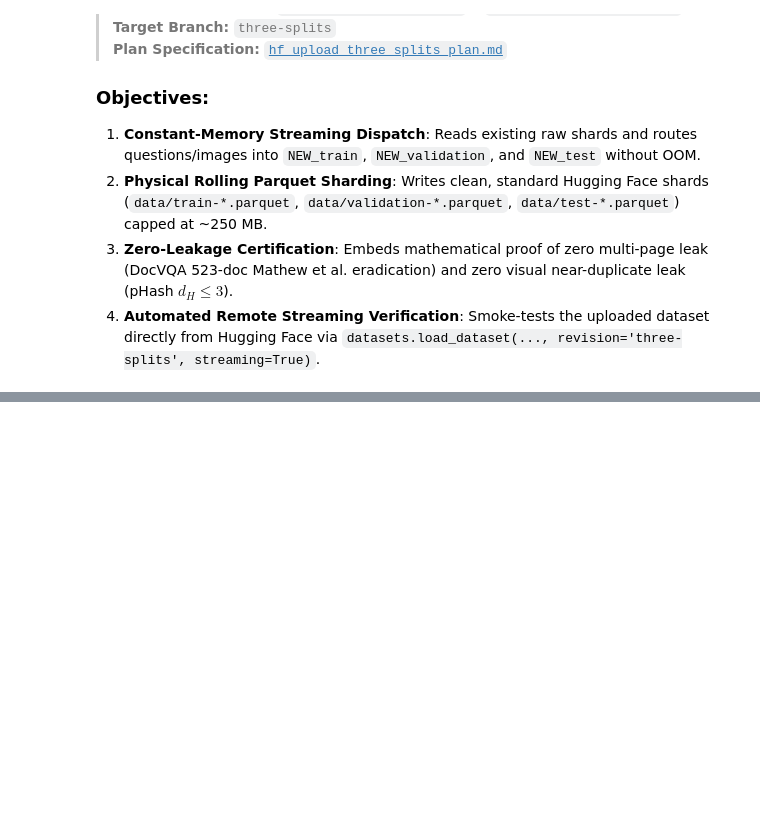
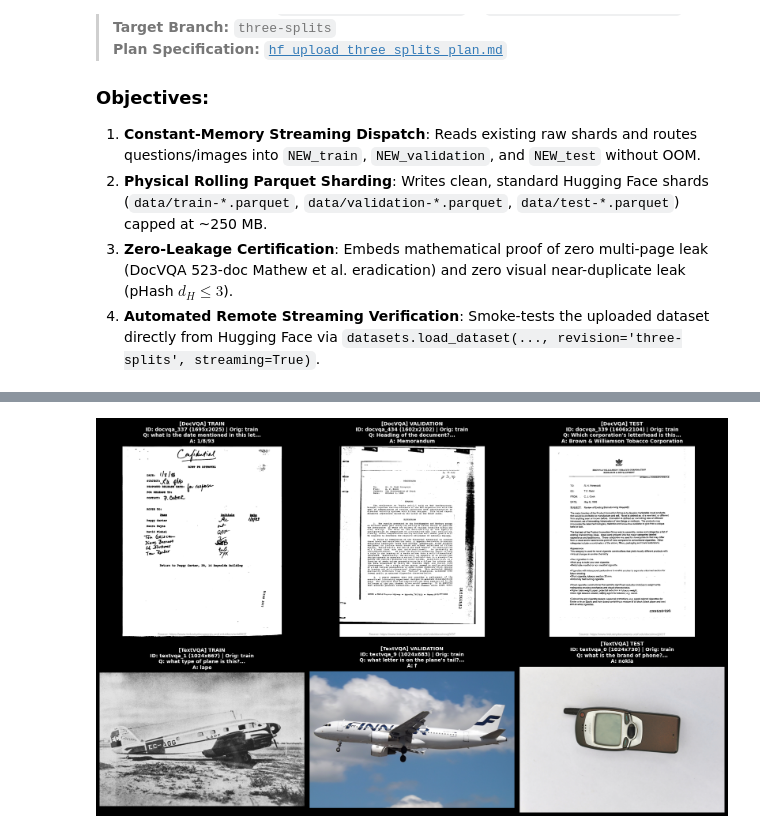
Before and after one commit to NhanChanDeo/VQA_Final_Thesis, a Jupyter notebook: DATA_PIPELINE/ALT_THREE_SPLITS/Partition_and_Upload_to_HF.ipynb, the cells around one changed output, grey strips where cells are left out. Saved outputs shown, nothing was run; the diff lists cells and outputs as text; code cells hidden in the pictures; blank space fills up the shorter version.

```diff
--- a/DATA_PIPELINE/ALT_THREE_SPLITS/Partition_and_Upload_to_HF.ipynb
+++ b/DATA_PIPELINE/ALT_THREE_SPLITS/Partition_and_Upload_to_HF.ipynb
@@ -421,0 +443,82 @@ print("=========================================================================
+# %%
+# ==============================================================================
+# VISUAL GALLERY TEST: STREAM & DISPLAY IMAGES FROM three-splits BRANCH
+# ==============================================================================
+import io
+from datasets import load_dataset
+import matplotlib.pyplot as plt
+from PIL import Image
+
+# Re-use existing HF_TOKEN if available in notebook environment
+token = globals().get("HF_TOKEN", None)
+
+
+def decode_pil(img_field) -> Image.Image:
+  """Robustly decodes image whether returned as PIL Image or raw bytes dictionary."""
+  if hasattr(img_field, "convert"):
+    return img_field.convert("RGB")
+  if isinstance(img_field, dict) and img_field.get("bytes"):
+    return Image.open(io.BytesIO(img_field["bytes"])).convert("RGB")
+  raise ValueError("Cannot extract image bytes from sample")
+
+
+TEST_CASES = [
+    # (Display Name, Repo ID, Split)
+    ("DocVQA", "gamusa/docvqa-canonical", "train"),
+    ("DocVQA", "gamusa/docvqa-canonical", "validation"),
+    ("DocVQA", "gamusa/docvqa-canonical", "test"),
+    ("TextVQA", "gamusa/textvqa-canonical", "train"),
+    ("TextVQA", "gamusa/textvqa-canonical", "validation"),
+    ("TextVQA", "gamusa/textvqa-canonical", "test"),
+]
+
+fig, axes = plt.subplots(nrows=2, ncols=3, figsize=(18, 12))
+axes = axes.flatten()
+
+print("Streaming sample images from Hugging Face @ three-splits...")
+
+for idx, (ds_name, repo_id, split_name) in enumerate(TEST_CASES):
+  ax = axes[idx]
+
+  # Stream a single sample directly from Hugging Face
+  ds_stream = load_dataset(
+      repo_id,
+      split=split_name,
+      revision="three-splits",
+      streaming=True,
+      token=token,
+  )
+  sample = next(iter(ds_stream))
+
+  # Decode image
+  pil_img = decode_pil(sample["image"])
+  w, h = pil_img.size
+
+  # Metadata annotations
+  sid = sample.get("sample_id", "N/A")
+  q = sample.get("question", "N/A")
+  ans = sample.get(
+      "canonical_answer", (sample.get("answers") or ["N/A"])[0]
+  )  # fallback to first answer
+  orig_sp = sample.get("original_split", "N/A")
+
+  # Render image
+  ax.imshow(pil_img)
+  ax.axis("off")
+
+  title_text = (
+      f"[{ds_name}] {split_name.upper()}\n"
+      f"ID: {sid} ({w}x{h}) | Orig: {orig_sp}\n"
+      f"Q: {q[:38]}...\n"
+      f"A: {ans}"
+  )
+  ax.set_title(title_text, fontsize=10, pad=8, weight="bold")
+  print(f"  ✓ Fetched [{ds_name}] {split_name}: {sid} ({w}x{h})")
+
+plt.tight_layout()
+plt.show()
+print(
+    "\n🎉 Visual inspection complete: All 3 splits on both repositories are"
+    " rendering cleanly!"
+)
+# %% [output]
@@ -421,0 +532 @@ print("=========================================================================
+[figure, added]
```
Also changed, not shown: parts of 3 cells of this notebook.
